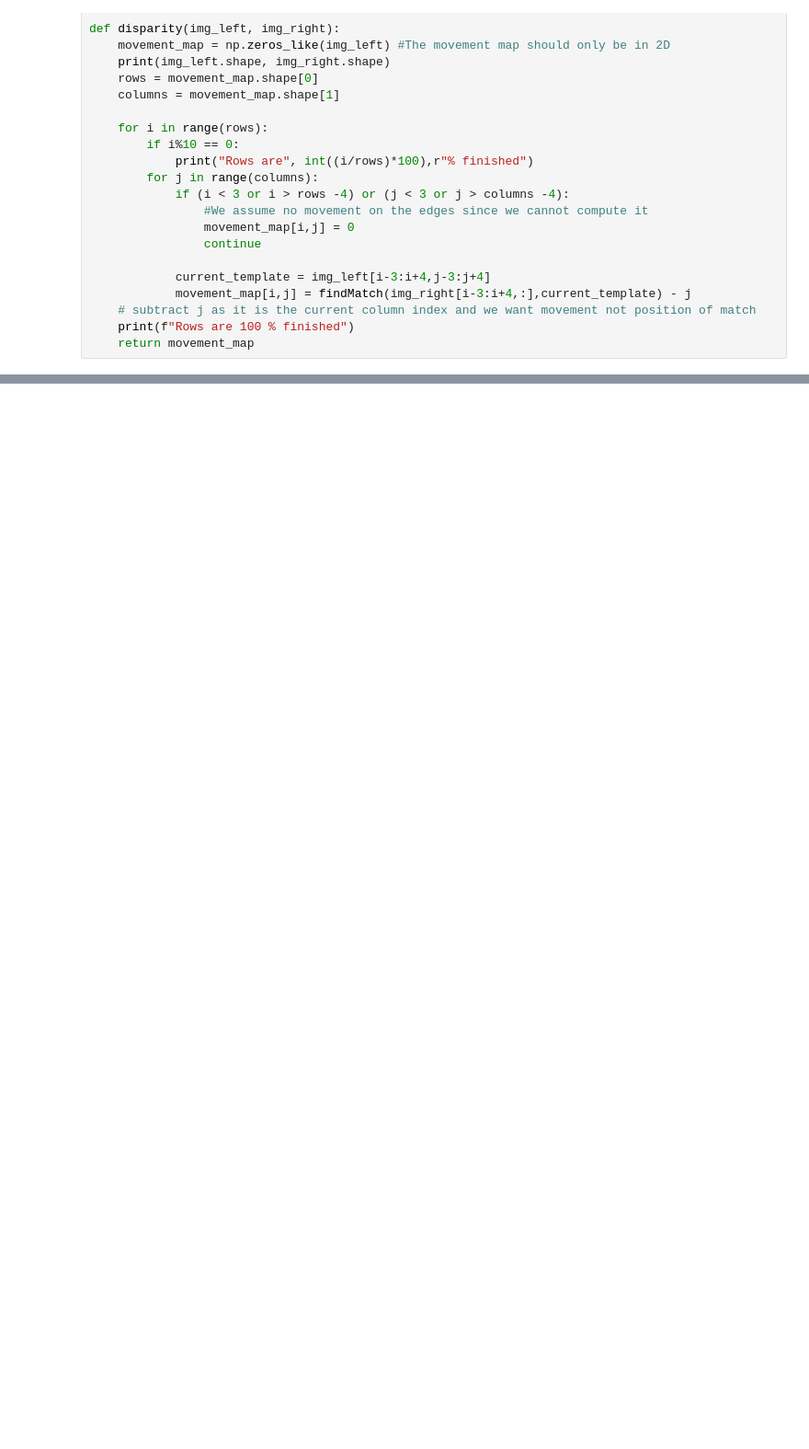
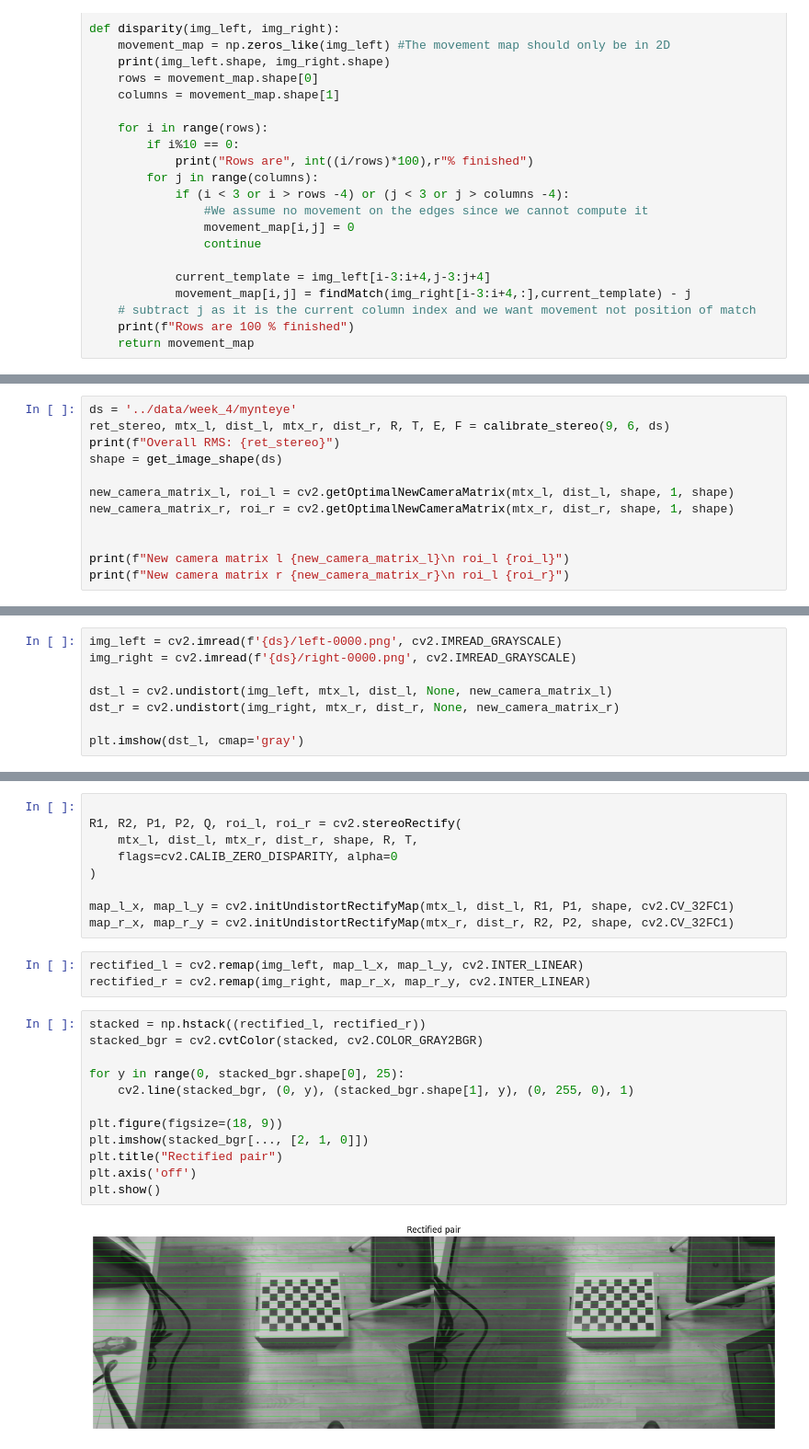
Before and after one commit to WojtekWla/perception-for-autonomous-systems, a Jupyter notebook: week_4/group_22_week4.ipynb, the cells around one changed output, grey strips where cells are left out. Shown at 92% size. Saved outputs shown, nothing was run; the diff lists cells and outputs as text; blank space fills up the shorter version.

```diff
--- a/week_4/group_22_week4.ipynb
+++ b/week_4/group_22_week4.ipynb
@@ -248,0 +216,12 @@ Average movement is: 0.0
+# %%
+ds = '../data/week_4/mynteye'
+ret_stereo, mtx_l, dist_l, mtx_r, dist_r, R, T, E, F = calibrate_stereo(9, 6, ds)
+print(f"Overall RMS: {ret_stereo}")
+shape = get_image_shape(ds)
+
+new_camera_matrix_l, roi_l = cv2.getOptimalNewCameraMatrix(mtx_l, dist_l, shape, 1, shape)
+new_camera_matrix_r, roi_r = cv2.getOptimalNewCameraMatrix(mtx_r, dist_r, shape, 1, shape)
+
+
+print(f"New camera matrix l {new_camera_matrix_l}\n roi_l {roi_l}")
+print(f"New camera matrix r {new_camera_matrix_r}\n roi_l {roi_r}")
@@ -248,0 +239,8 @@ Average movement is: 0.0
+# %%
+img_left = cv2.imread(f'{ds}/left-0000.png', cv2.IMREAD_GRAYSCALE)
+img_right = cv2.imread(f'{ds}/right-0000.png', cv2.IMREAD_GRAYSCALE)
+
+dst_l = cv2.undistort(img_left, mtx_l, dist_l, None, new_camera_matrix_l)
+dst_r = cv2.undistort(img_right, mtx_r, dist_r, None, new_camera_matrix_r)
+
+plt.imshow(dst_l, cmap='gray')
@@ -248,0 +250,26 @@ Average movement is: 0.0
+# %%
+
+R1, R2, P1, P2, Q, roi_l, roi_r = cv2.stereoRectify(
+    mtx_l, dist_l, mtx_r, dist_r, shape, R, T,
+    flags=cv2.CALIB_ZERO_DISPARITY, alpha=0
+)
+
+map_l_x, map_l_y = cv2.initUndistortRectifyMap(mtx_l, dist_l, R1, P1, shape, cv2.CV_32FC1)
+map_r_x, map_r_y = cv2.initUndistortRectifyMap(mtx_r, dist_r, R2, P2, shape, cv2.CV_32FC1)
+# %%
+rectified_l = cv2.remap(img_left, map_l_x, map_l_y, cv2.INTER_LINEAR)
+rectified_r = cv2.remap(img_right, map_r_x, map_r_y, cv2.INTER_LINEAR)
+# %%
+stacked = np.hstack((rectified_l, rectified_r))
+stacked_bgr = cv2.cvtColor(stacked, cv2.COLOR_GRAY2BGR)
+
+for y in range(0, stacked_bgr.shape[0], 25):
+    cv2.line(stacked_bgr, (0, y), (stacked_bgr.shape[1], y), (0, 255, 0), 1)
+
+plt.figure(figsize=(18, 9))
+plt.imshow(stacked_bgr[..., [2, 1, 0]])
+plt.title("Rectified pair")
+plt.axis('off')
+plt.show()
+# %% [output]
+[figure, added]
```
Also changed, not shown: parts of 14 cells of this notebook.
